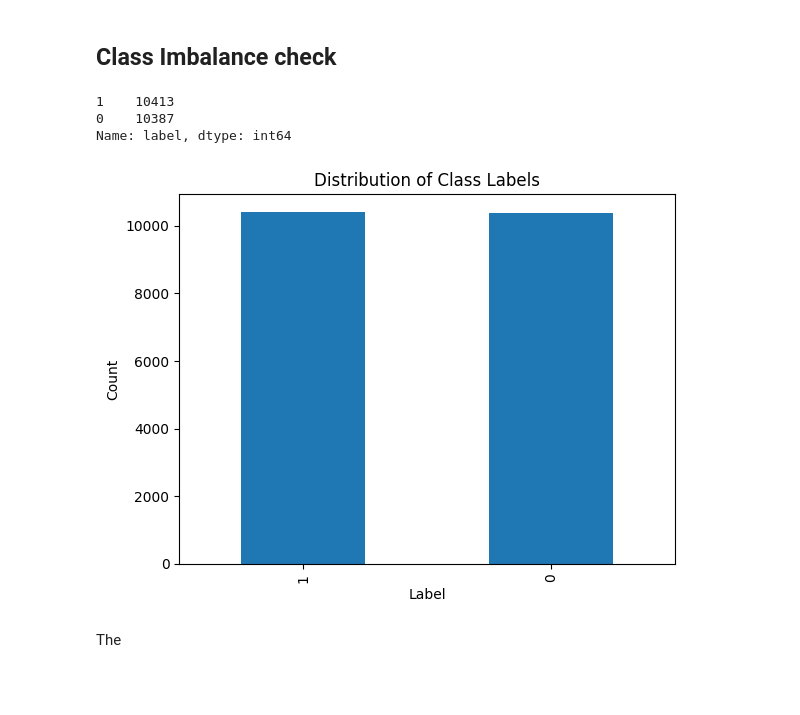
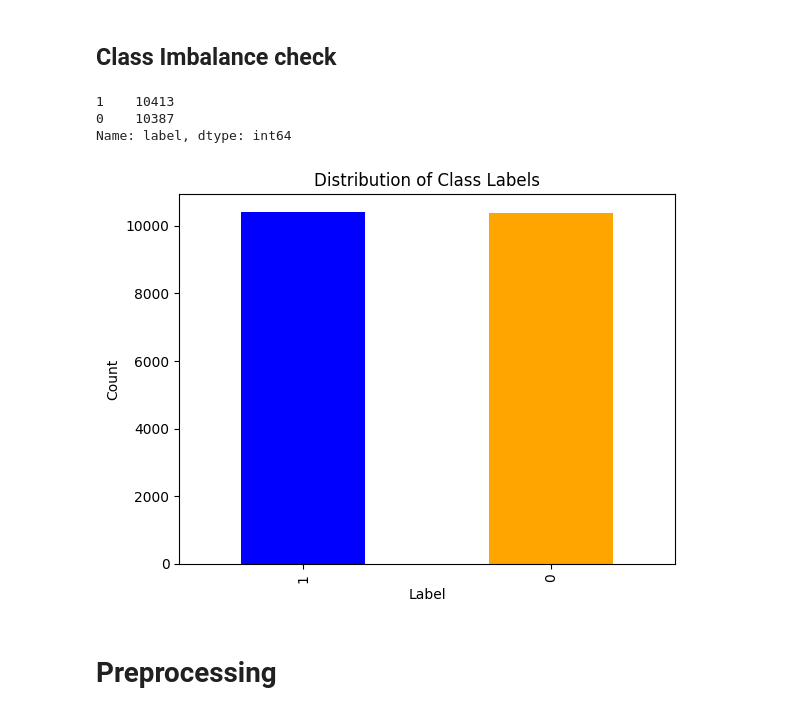
Before and after one commit to mmahmoudighaznavi/ADS504-Fake-News-Detection-MachineLearning-DeepLearning, a Jupyter notebook: Fake_news_prediction.ipynb, the cells around one changed output. Cells and saved outputs as stored; diff of their text form; code cells hidden in the pictures; blank space fills up the shorter version.

```diff
--- a/Fake_news_prediction.ipynb
+++ b/Fake_news_prediction.ipynb
@@ -49,8 +59,12 @@ For the "title" and "text" columns, replace missing values with a placeholder st
 For the "author" column, replace missing values with another placeholder string like "unknown". The authorship may be less important in determining whether a news story is fake, so this approach allows us to keep the data without making potentially misleading assumptions.
 # %%
 # replace NaN values in 'title' and 'text' with 'missing'
-fake_news_df['title'].fillna('missing', inplace=True)
-fake_news_df['text'].fillna('missing', inplace=True)
+fake_news_df['title'].fillna("", inplace=True)
+fake_news_df['text'].fillna("", inplace=True)
 
 # replace NaN values in 'author' with 'unknown'
 fake_news_df['author'].fillna('unknown', inplace=True)
+# %%
+# combine 'title' and 'text' into a one single variable
+fake_news_df['content'] = fake_news_df['title'] + ' ' + fake_news_df['text']
+fake_news_df.head()
@@ -57,19 +78,22 @@ fake_news_df['author'].fillna('unknown', inplace=True)
+# %%
+# drop unnecessary column
+fake_news_df.drop(["id"],axis=1,inplace=True)
 # %% [markdown]
 ## Class Imbalance check
 # %%
 # check the distribution of the class labels
 label_count = fake_news_df["label"].value_counts()
 print(label_count)
 
-label_count.plot(kind='bar')
+label_count.plot(kind='bar', color=['blue','orange'])
 plt.xlabel('Label')
 plt.ylabel('Count')
 plt.title('Distribution of Class Labels')
 plt.show()
 # %% [output]
 1    10413
 0    10387
 Name: label, dtype: int64
-[figure, old version]
+[figure, new version]
-# %% [markdown]
-The
+# %% [markdown]
+# Preprocessing
```
Also changed, not shown: parts of 10 cells of this notebook.
